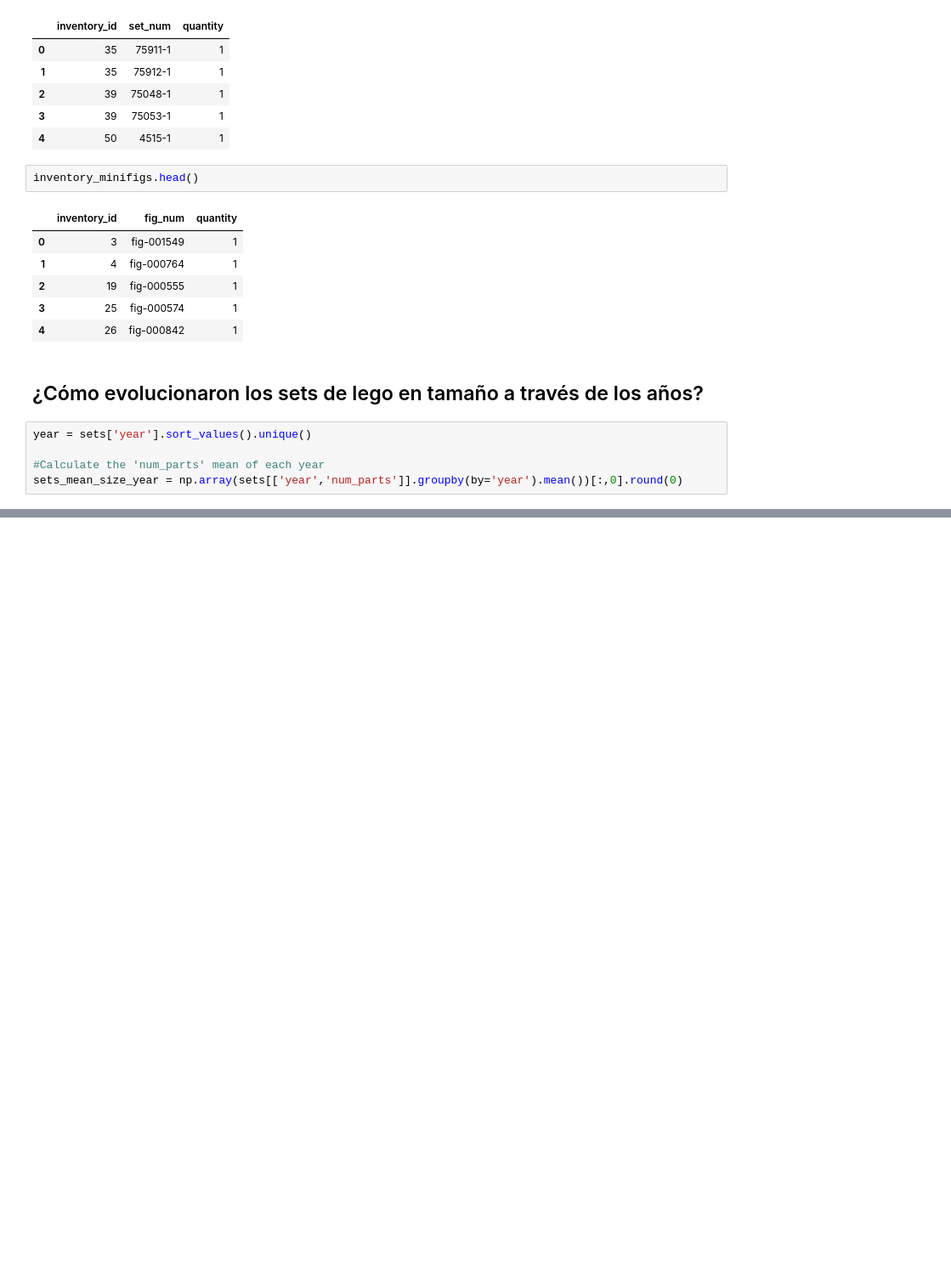
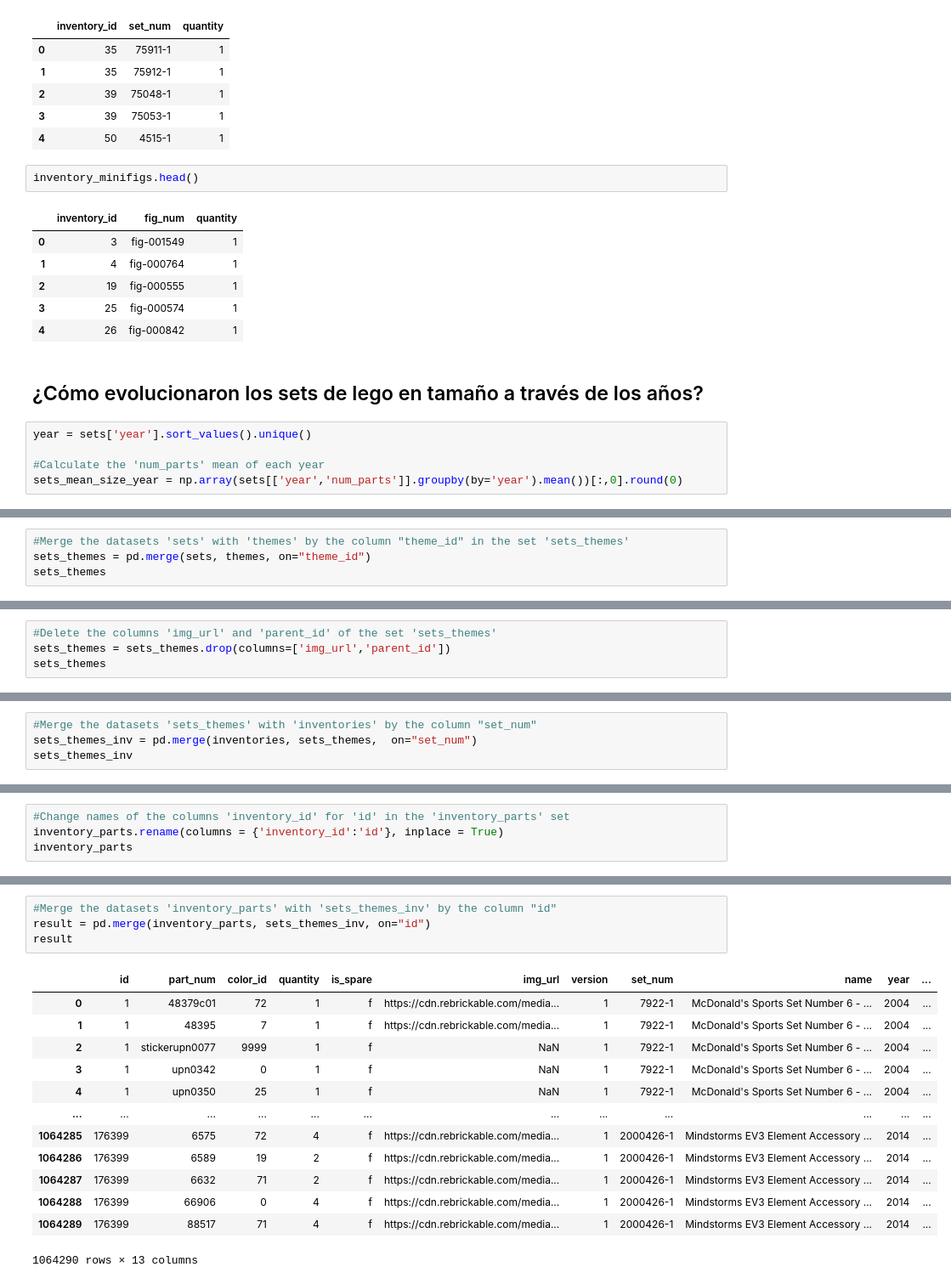
Before and after one commit to BenjaSar/AdD, a Jupyter notebook: TP_Integrador_AdD.ipynb, the cells around one changed output, grey strips where cells are left out. Shown at 85% size. Saved outputs shown, nothing was run; the diff lists cells and outputs as text; blank space fills up the shorter version.

Commit message:
Análisis de colores por temática

```diff
--- a/TP_Integrador_AdD.ipynb
+++ b/TP_Integrador_AdD.ipynb
@@ -239,0 +253,4 @@ plt.show()
+# %%
+#Merge the datasets 'sets' with 'themes' by the column "theme_id" in the set 'sets_themes'
+sets_themes = pd.merge(sets, themes, on="theme_id")
+sets_themes
@@ -239,0 +271,4 @@ plt.show()
+# %%
+#Delete the columns 'img_url' and 'parent_id' of the set 'sets_themes'
+sets_themes = sets_themes.drop(columns=['img_url','parent_id'])
+sets_themes
@@ -239,0 +289,4 @@ plt.show()
+# %%
+#Merge the datasets 'sets_themes' with 'inventories' by the column "set_num"
+sets_themes_inv = pd.merge(inventories, sets_themes,  on="set_num")
+sets_themes_inv
@@ -239,0 +307,4 @@ plt.show()
+# %%
+#Change names of the columns 'inventory_id' for 'id' in the 'inventory_parts' set
+inventory_parts.rename(columns = {'inventory_id':'id'}, inplace = True)
+inventory_parts
@@ -239,0 +325,18 @@ plt.show()
+# %%
+#Merge the datasets 'inventory_parts' with 'sets_themes_inv' by the column "id"
+result = pd.merge(inventory_parts, sets_themes_inv, on="id")
+result
+# %% [output]
+|  | id | part_num | color_id | quantity | is_spare | img_url | version | set_num | name | year | ... |
+| 0 | 1 | 48379c01 | 72 | 1 | f | https://cdn.rebrickable.com/media... | 1 | 7922-1 | McDonald's Sports Set Number 6 - ... | 2004 | ... |
+| 1 | 1 | 48395 | 7 | 1 | f | https://cdn.rebrickable.com/media... | 1 | 7922-1 | McDonald's Sports Set Number 6 - ... | 2004 | ... |
+| 2 | 1 | stickerupn0077 | 9999 | 1 | f | NaN | 1 | 7922-1 | McDonald's Sports Set Number 6 - ... | 2004 | ... |
+| 3 | 1 | upn0342 | 0 | 1 | f | NaN | 1 | 7922-1 | McDonald's Sports Set Number 6 - ... | 2004 | ... |
+| 4 | 1 | upn0350 | 25 | 1 | f | NaN | 1 | 7922-1 | McDonald's Sports Set Number 6 - ... | 2004 | ... |
+| ... | ... | ... | ... | ... | ... | ... | ... | ... | ... | ... | ... |
+| 1064285 | 176399 | 6575 | 72 | 4 | f | https://cdn.rebrickable.com/media... | 1 | 2000426-1 | Mindstorms EV3 Element Accessory ... | 2014 | ... |
+| 1064286 | 176399 | 6589 | 19 | 2 | f | https://cdn.rebrickable.com/media... | 1 | 2000426-1 | Mindstorms EV3 Element Accessory ... | 2014 | ... |
+| 1064287 | 176399 | 6632 | 71 | 2 | f | https://cdn.rebrickable.com/media... | 1 | 2000426-1 | Mindstorms EV3 Element Accessory ... | 2014 | ... |
+| 1064288 | 176399 | 66906 | 0 | 4 | f | https://cdn.rebrickable.com/media... | 1 | 2000426-1 | Mindstorms EV3 Element Accessory ... | 2014 | ... |
+| 1064289 | 176399 | 88517 | 71 | 4 | f | https://cdn.rebrickable.com/media... | 1 | 2000426-1 | Mindstorms EV3 Element Accessory ... | 2014 | ... |
+1064290 rows × 13 columns
```
Also changed, not shown: parts of 15 cells of this notebook.
